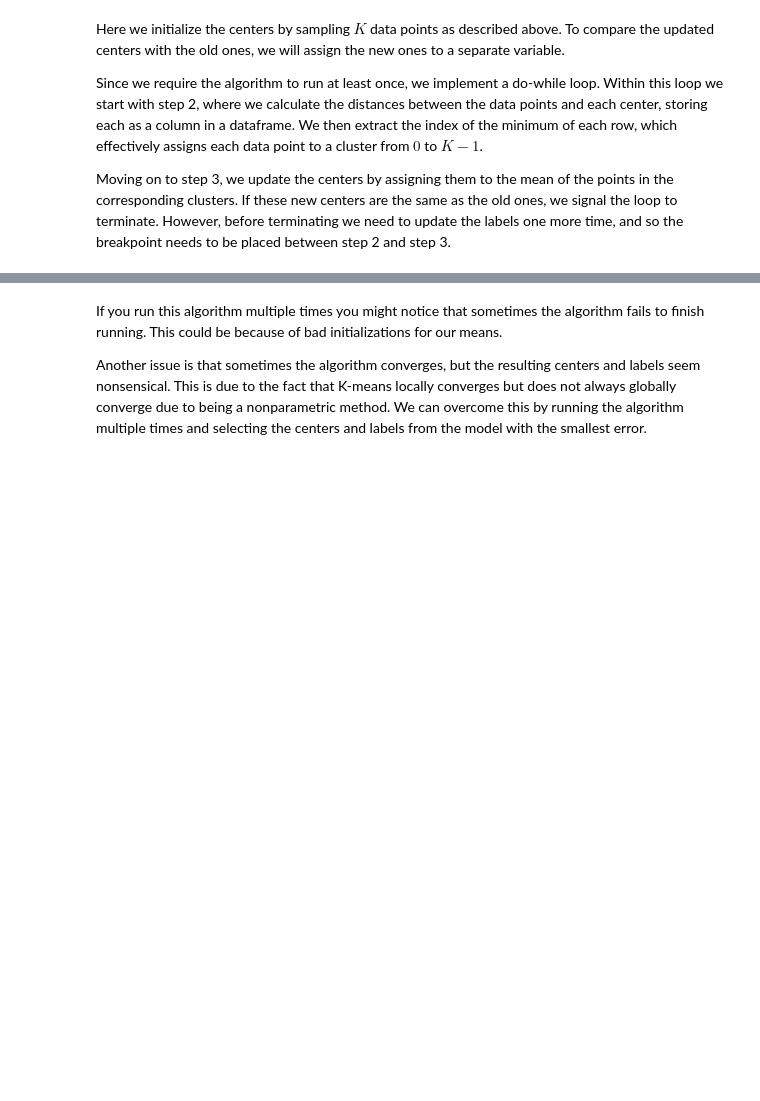
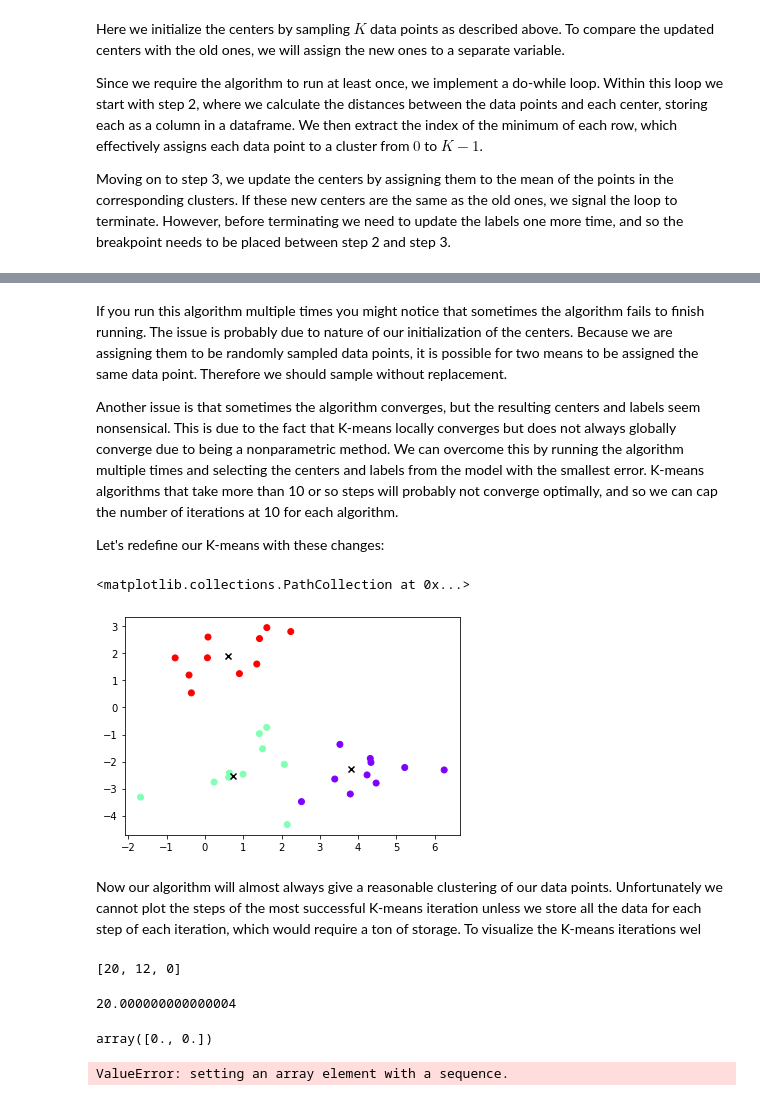
Before and after one commit to chaue/KMeans, a Jupyter notebook: KMeansCluster.ipynb, the cells around one changed output, grey strips where cells are left out. Drawn from its saved outputs; the diff is of its cells as text; code cells hidden in the pictures; blank space fills up the shorter version.

```diff
--- a/KMeansCluster.ipynb
+++ b/KMeansCluster.ipynb
@@ -106,4 +108,6 @@ plt.scatter(convcenter[:, 0], convcenter[:, 1], marker='x', color='black')
 # %% [markdown]
-If you run this algorithm multiple times you might notice that sometimes the algorithm fails to finish running. This could be because of bad initializations for our means.
+If you run this algorithm multiple times you might notice that sometimes the algorithm fails to finish running. The issue is probably due to nature of our initialization of the centers. Because we are assigning them to be randomly sampled data points, it is possible for two means to be assigned the same data point. Therefore we should sample without replacement.
 
-Another issue is that sometimes the algorithm converges, but the resulting centers and labels seem nonsensical. This is due to the fact that K-means locally converges but does not always globally converge due to being a nonparametric method. We can overcome this by running the algorithm multiple times and selecting the centers and labels from the model with the smallest error.
+Another issue is that sometimes the algorithm converges, but the resulting centers and labels seem nonsensical. This is due to the fact that K-means locally converges but does not always globally converge due to being a nonparametric method. We can overcome this by running the algorithm multiple times and selecting the centers and labels from the model with the smallest error. K-means algorithms that take more than 10 or so steps will probably not converge optimally, and so we can cap the number of iterations at 10 for each algorithm.
+
+Let's redefine our K-means with these changes:
@@ -109,0 +162,26 @@ Another issue is that sometimes the algorithm converges, but the resulting cente
+# %%
+centers, labels = kmeans(x, 3)
+plt.scatter(x[:, 0], x[:, 1], c=labels, cmap='rainbow')
+plt.scatter(centers[:, 0], centers[:, 1], marker='x', color='black')
+# %% [output]
+<matplotlib.collections.PathCollection at 0x...>
+[figure, added]
+# %% [markdown]
+Now our algorithm will almost always give a reasonable clustering of our data points. Unfortunately we cannot plot the steps of the most successful K-means iteration unless we store all the data for each step of each iteration, which would require a ton of storage. To visualize the K-means iterations wel
+# %%
+random.sample(range(x.shape[0]), 3)
+# %% [output]
+[20, 12, 0]
+# %%
+calcerror(np.array([[1,1], [2,2], [3,3], [4,4]]), np.array([0,0,1,1]), np.array([[0,0], [5,5]]))
+# %% [output]
+20.000000000000004
+# %%
+test = np.zeros(2)
+test
+# %% [output]
+array([0., 0.])
+# %%
+test[0] = np.array([1,2])
+# %% [output]
+ValueError: setting an array element with a sequence.
```
Also changed, not shown: parts of 7 cells of this notebook.
